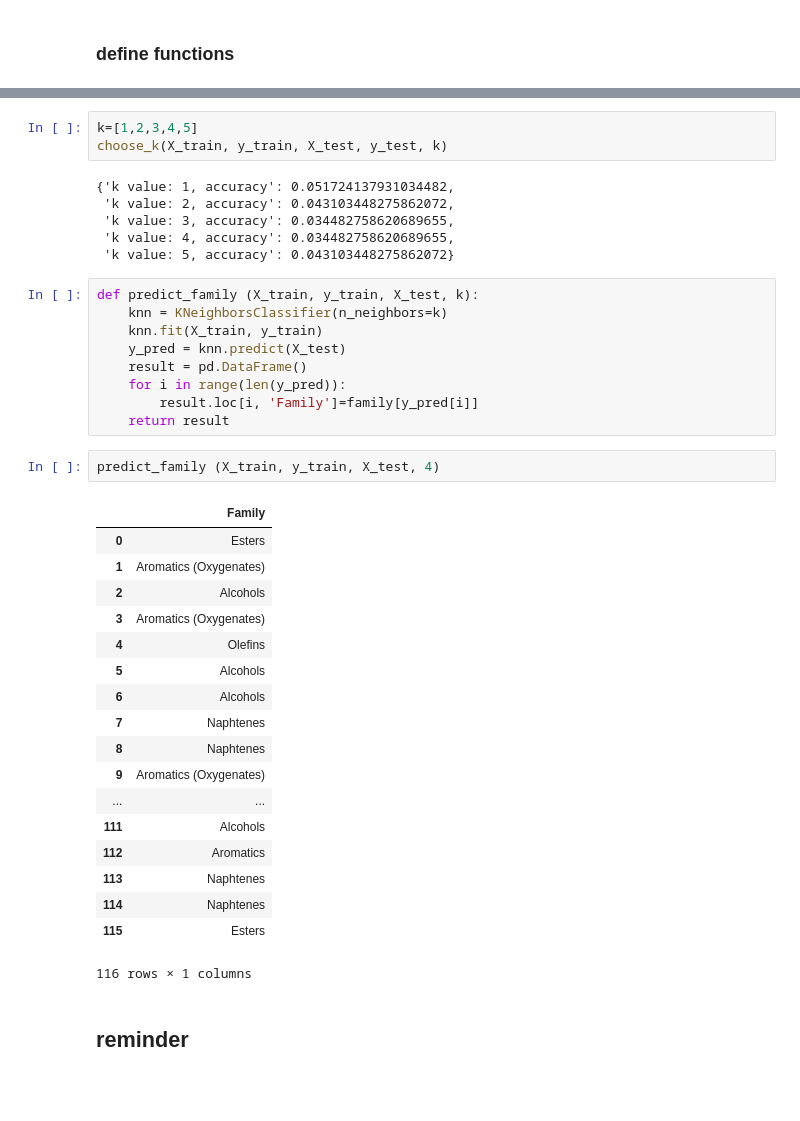
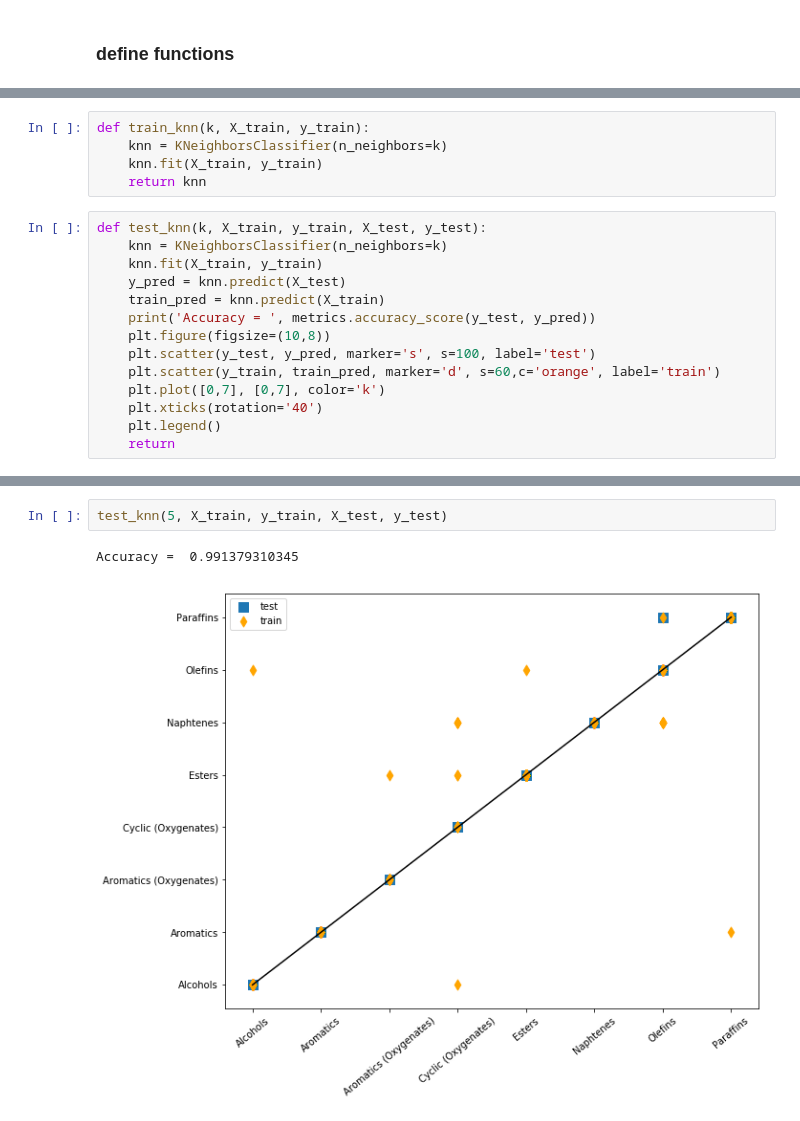
Before and after one commit to Zhangjt9317/Biofuel-Group-Project, a Jupyter notebook: MyProject/Classification_knn.ipynb, the cells around one changed output, grey strips where cells are left out. Cells and saved outputs as stored; diff of their text form; blank space fills up the shorter version.

```diff
--- a/MyProject/Classification_knn.ipynb
+++ b/MyProject/Classification_knn.ipynb
@@ -97 +73,20 @@ def family_labels (labels):
+# %%
+def train_knn(k, X_train, y_train):
+    knn = KNeighborsClassifier(n_neighbors=k)
+    knn.fit(X_train, y_train)
+    return knn
+# %%
+def test_knn(k, X_train, y_train, X_test, y_test):
+    knn = KNeighborsClassifier(n_neighbors=k)
+    knn.fit(X_train, y_train)
+    y_pred = knn.predict(X_test)
+    train_pred = knn.predict(X_train)
+    print('Accuracy = ', metrics.accuracy_score(y_test, y_pred))
+    plt.figure(figsize=(10,8))
+    plt.scatter(y_test, y_pred, marker='s', s=100, label='test')
+    plt.scatter(y_train, train_pred, marker='d', s=60,c='orange', label='train')
+    plt.plot([0,7], [0,7], color='k')
+    plt.xticks(rotation='40')
+    plt.legend()
+    return
 # %%
@@ -107,41 +104,5 @@ def choose_k(X_train, y_train, X_test, y_test, list_of_k):
 # %%
-k=[1,2,3,4,5]
-choose_k(X_train, y_train, X_test, y_test, k)
+test_knn(5, X_train, y_train, X_test, y_test)
 # %% [output]
-{'k value: 1, accuracy': 0.051724137931034482,
- 'k value: 2, accuracy': 0.043103448275862072,
- 'k value: 3, accuracy': 0.034482758620689655,
- 'k value: 4, accuracy': 0.034482758620689655,
- 'k value: 5, accuracy': 0.043103448275862072}
+Accuracy =  0.991379310345
+[figure, added]
-# %%
-def predict_family (X_train, y_train, X_test, k):
-    knn = KNeighborsClassifier(n_neighbors=k)
-    knn.fit(X_train, y_train)
-    y_pred = knn.predict(X_test)
-    result = pd.DataFrame()
-    for i in range(len(y_pred)):
-        result.loc[i, 'Family']=family[y_pred[i]]
-    return result
-# %%
-predict_family (X_train, y_train, X_test, 4)
-# %% [output]
-|  | Family |
-| 0 | Esters |
-| 1 | Aromatics (Oxygenates) |
-| 2 | Alcohols |
-| 3 | Aromatics (Oxygenates) |
-| 4 | Olefins |
-| 5 | Alcohols |
-| 6 | Alcohols |
-| 7 | Naphtenes |
-| 8 | Naphtenes |
-| 9 | Aromatics (Oxygenates) |
-| ... | ... |
-| 111 | Alcohols |
-| 112 | Aromatics |
-| 113 | Naphtenes |
-| 114 | Naphtenes |
-| 115 | Esters |
-116 rows × 1 columns
-# %% [markdown]
-## reminder
```
Also changed, not shown: parts of 20 cells of this notebook.
